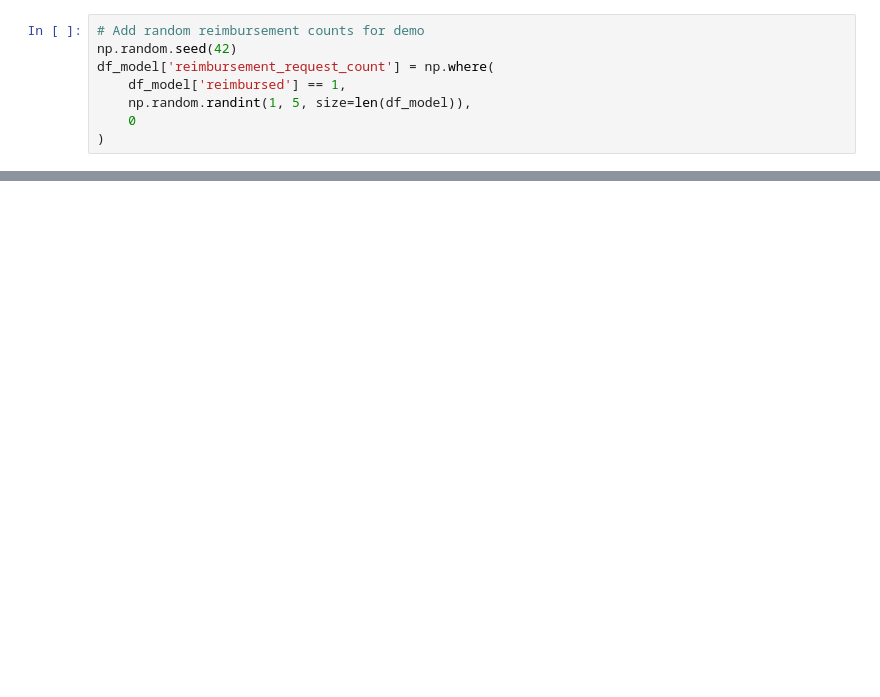
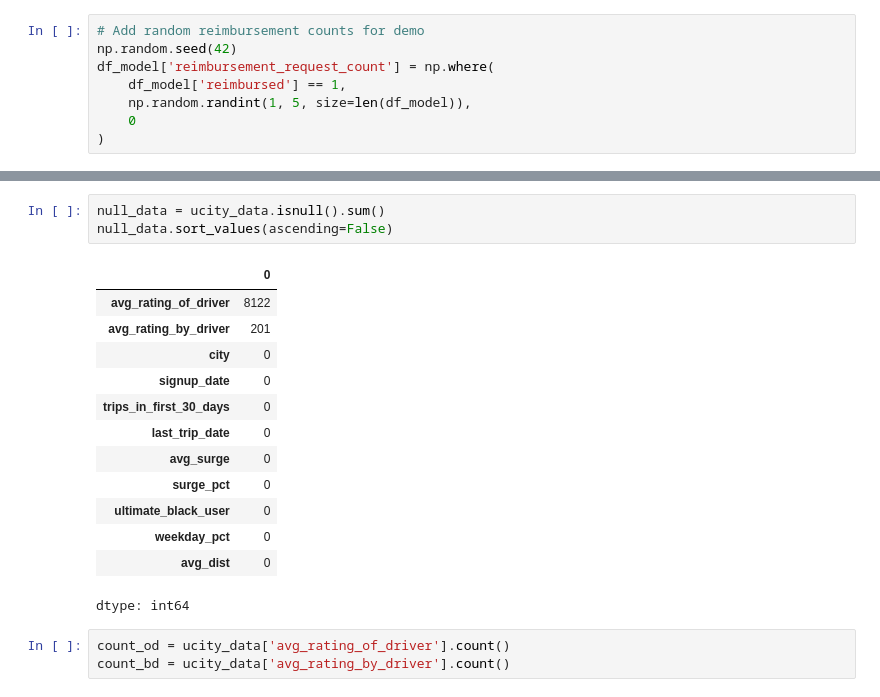
Before and after one commit to BTExpress1/ultimate-tech, a Jupyter notebook: notebooks/ultimate_tech.ipynb, the cells around one changed output, grey strips where cells are left out. Drawn from its saved outputs; the diff is of its cells as text; blank space fills up the shorter version.

```diff
--- a/notebooks/ultimate_tech.ipynb
+++ b/notebooks/ultimate_tech.ipynb
@@ -517,3 +517,23 @@ Covariance Type:            nonrobust
 
 Notes:
 [1] Standard Errors assume that the covariance matrix of the errors is correctly specified.
+# %%
+null_data = ucity_data.isnull().sum()
+null_data.sort_values(ascending=False)
+# %% [output]
+|  | 0 |
+| avg_rating_of_driver | 8122 |
+| avg_rating_by_driver | 201 |
+| city | 0 |
+| signup_date | 0 |
+| trips_in_first_30_days | 0 |
+| last_trip_date | 0 |
+| avg_surge | 0 |
+| surge_pct | 0 |
+| ultimate_black_user | 0 |
+| weekday_pct | 0 |
+| avg_dist | 0 |
+dtype: int64
+# %%
+count_od = ucity_data['avg_rating_of_driver'].count()
+count_bd = ucity_data['avg_rating_by_driver'].count()
```
Also changed, not shown: parts of 20 cells of this notebook.
